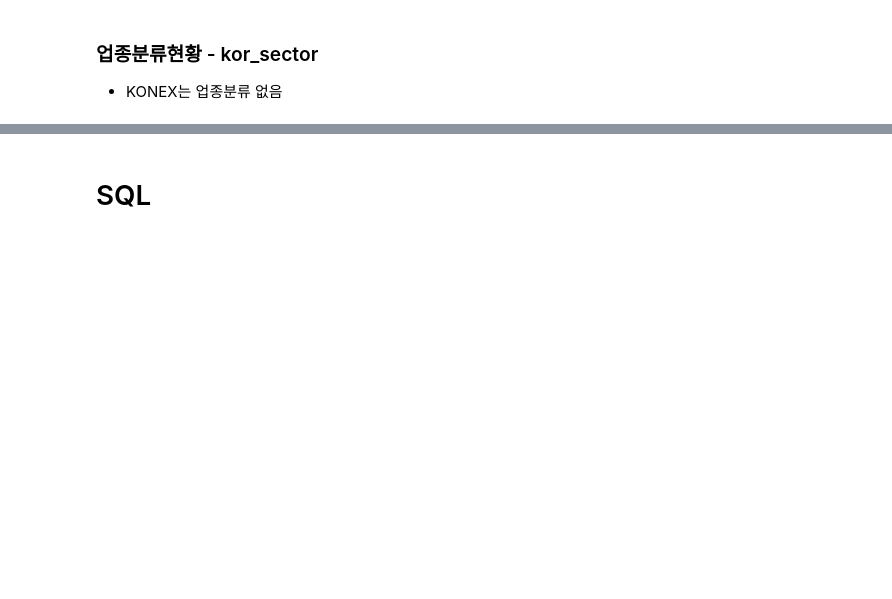
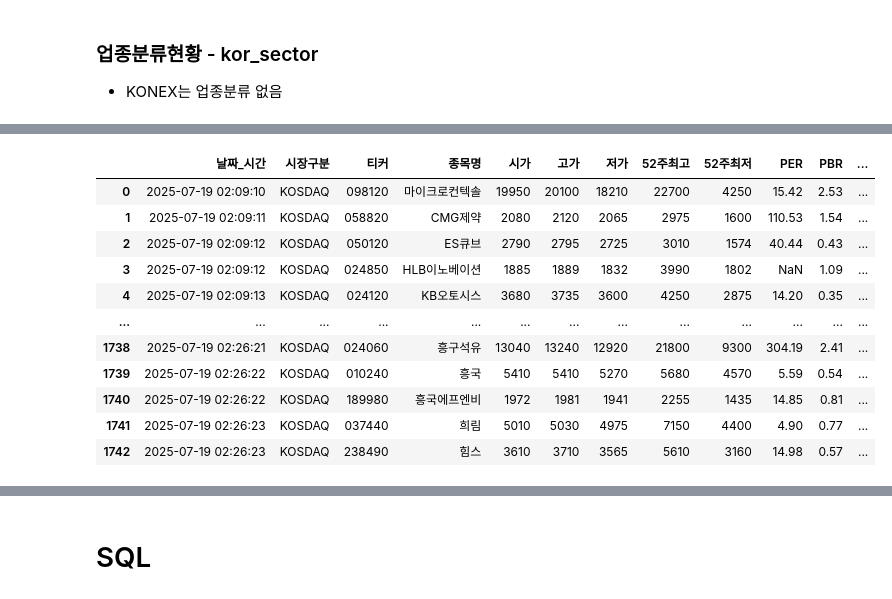
Before and after one commit to TrulySangwonDays/Side_project, a Jupyter notebook: 종목조회_코드.ipynb, the cells around one changed output, grey strips where cells are left out. Saved outputs shown, nothing was run; the diff lists cells and outputs as text; code cells hidden in the pictures; blank space fills up the shorter version.

```diff
--- a/종목조회_코드.ipynb
+++ b/종목조회_코드.ipynb
@@ -243,0 +255,81 @@ df.head()
+# %%
+# 검색종목 칼럼 + 검색조건
+df = duckdb.query(
+    """
+    select *
+    from kor_info
+    where 시장구분 = 'KOSDAQ'
+    """
+).fetchdf()
+kor_info_list = df.to_dict('records')
+
+# 결과 저장용 리스트
+results = []
+
+# 반복 처리
+for t in tqdm(kor_info_list):
+    try:
+        url = 'http://data.krx.co.kr/comm/bldAttendant/getJsonData.cmd'
+
+        headers = {
+            'User-Agent': 'Mozilla/5.0',
+            'Referer': 'http://data.krx.co.kr/contents/MDC/MDI/mdiLoader/index.cmd?menuId=MDC0201020201'
+        }
+
+        payload = {
+            'bld': 'dbms/MDC/STAT/standard/MDCSTAT02101',
+            'locale': 'ko_KR',
+            'tboxisuCd_finder_stkisu0_4': f"{t['티커']}/{t['종목명']}",
+            'isuCd': t['표준티커'],
+            'isuCd2': t['표준티커'],
+            'codeNmisuCd_finder_stkisu0_4': t['종목명'],
+            'param1isuCd_finder_stkisu0_4': 'ALL',
+            'csvxls_isNo': 'false'
+        }
+
+        res = requests.post(url, headers=headers, data=payload)
+        data = res.json()
+
+        # JSON 응답에서 DataFrame 생성
+        df = pd.DataFrame([data])
+        df.columns = ['표준티커', '종목명', '티커', '시장구분', '현재가', '등락', '증감라벨', '등락률',
+                      '시가', '고가', '저가', '거래량', '거래대금', '시가총액_백만원', '52주최고', '52주최저',
+                      '외국인비율', 'PER', 'PBR', '대용가', '배당수익률', '날짜', '날짜_시간']
+
+        # 숫자형 변환
+        for col in ['현재가', '등락', '등락률', '시가', '고가', '저가', '52주최고', '52주최저',
+                    'PER', 'PBR', '거래량', '거래대금', '외국인비율', '대용가', '배당수익률']:
+            df[col] = pd.to_numeric(df[col].str.replace(",", ""), errors='coerce')
+
+        # 날짜형 변환
+        df['날짜_시간'] = pd.to_datetime(df['날짜_시간'], format='%Y.%m.%d %p %I:%M:%S')
+
+        # 원하는 컬럼만 추출
+        unit_info = df[['날짜_시간', '시장구분', '티커', '종목명',
+                        '시가', '고가', '저가', '52주최고', '52주최저', 'PER', 'PBR', '외국인비율', '배당수익률', '대용가']]
+
+        results.append(unit_info)
+
+        # 요청 간 0.5~1.0초 랜덤 대기 (너무 빠르면 차단될 수 있음)
+        time.sleep(0.5)
+
+    except Exception as e:
+        print(f"{t['종목명']} 실패: {e}")
+        continue
+
+# 결과 통합
+all_info = pd.concat(results, ignore_index=True)
+all_info
+# %% [output]
+|  | 날짜_시간 | 시장구분 | 티커 | 종목명 | 시가 | 고가 | 저가 | 52주최고 | 52주최저 | PER | PBR | ... |
+| 0 | 2025-07-19 02:09:10 | KOSDAQ | 098120 | 마이크로컨텍솔 | 19950 | 20100 | 18210 | 22700 | 4250 | 15.42 | 2.53 | ... |
+| 1 | 2025-07-19 02:09:11 | KOSDAQ | 058820 | CMG제약 | 2080 | 2120 | 2065 | 2975 | 1600 | 110.53 | 1.54 | ... |
+| 2 | 2025-07-19 02:09:12 | KOSDAQ | 050120 | ES큐브 | 2790 | 2795 | 2725 | 3010 | 1574 | 40.44 | 0.43 | ... |
+| 3 | 2025-07-19 02:09:12 | KOSDAQ | 024850 | HLB이노베이션 | 1885 | 1889 | 1832 | 3990 | 1802 | NaN | 1.09 | ... |
+| 4 | 2025-07-19 02:09:13 | KOSDAQ | 024120 | KB오토시스 | 3680 | 3735 | 3600 | 4250 | 2875 | 14.20 | 0.35 | ... |
+| ... | ... | ... | ... | ... | ... | ... | ... | ... | ... | ... | ... | ... |
+| 1738 | 2025-07-19 02:26:21 | KOSDAQ | 024060 | 흥구석유 | 13040 | 13240 | 12920 | 21800 | 9300 | 304.19 | 2.41 | ... |
+| 1739 | 2025-07-19 02:26:22 | KOSDAQ | 010240 | 흥국 | 5410 | 5410 | 5270 | 5680 | 4570 | 5.59 | 0.54 | ... |
+| 1740 | 2025-07-19 02:26:22 | KOSDAQ | 189980 | 흥국에프엔비 | 1972 | 1981 | 1941 | 2255 | 1435 | 14.85 | 0.81 | ... |
+| 1741 | 2025-07-19 02:26:23 | KOSDAQ | 037440 | 희림 | 5010 | 5030 | 4975 | 7150 | 4400 | 4.90 | 0.77 | ... |
+| 1742 | 2025-07-19 02:26:23 | KOSDAQ | 238490 | 힘스 | 3610 | 3710 | 3565 | 5610 | 3160 | 14.98 | 0.57 | ... |
```
Also changed, not shown: parts of 30 cells of this notebook.
